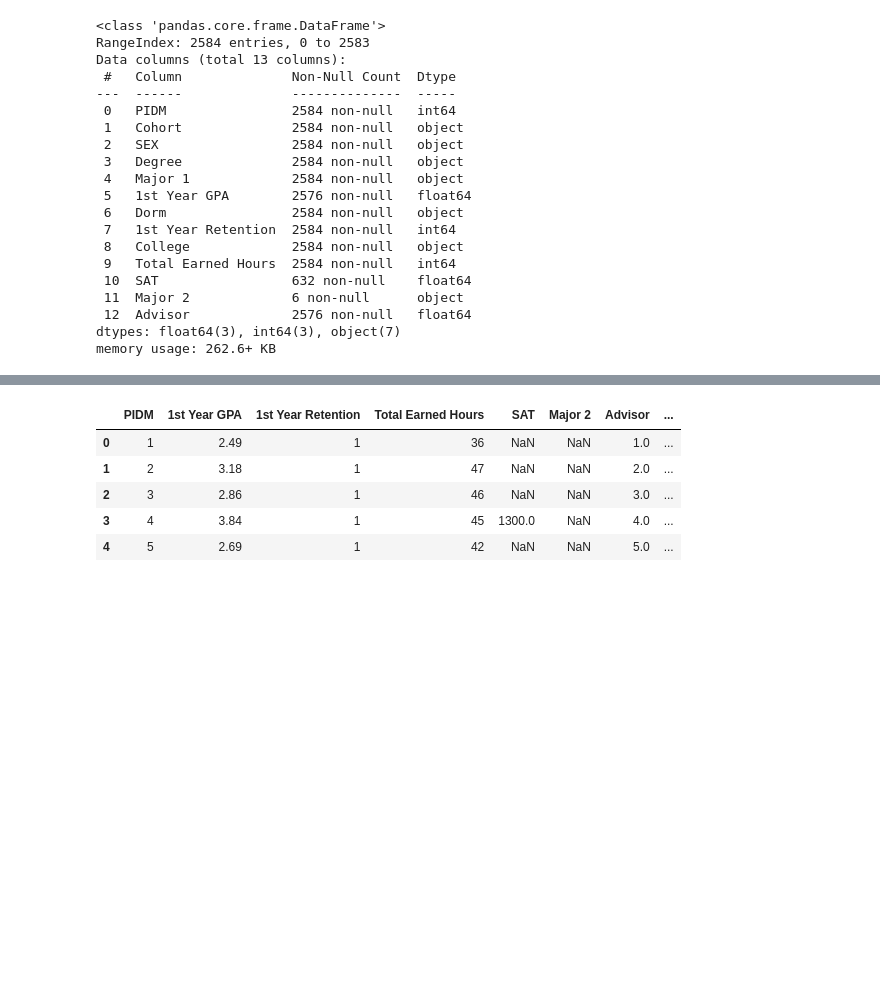
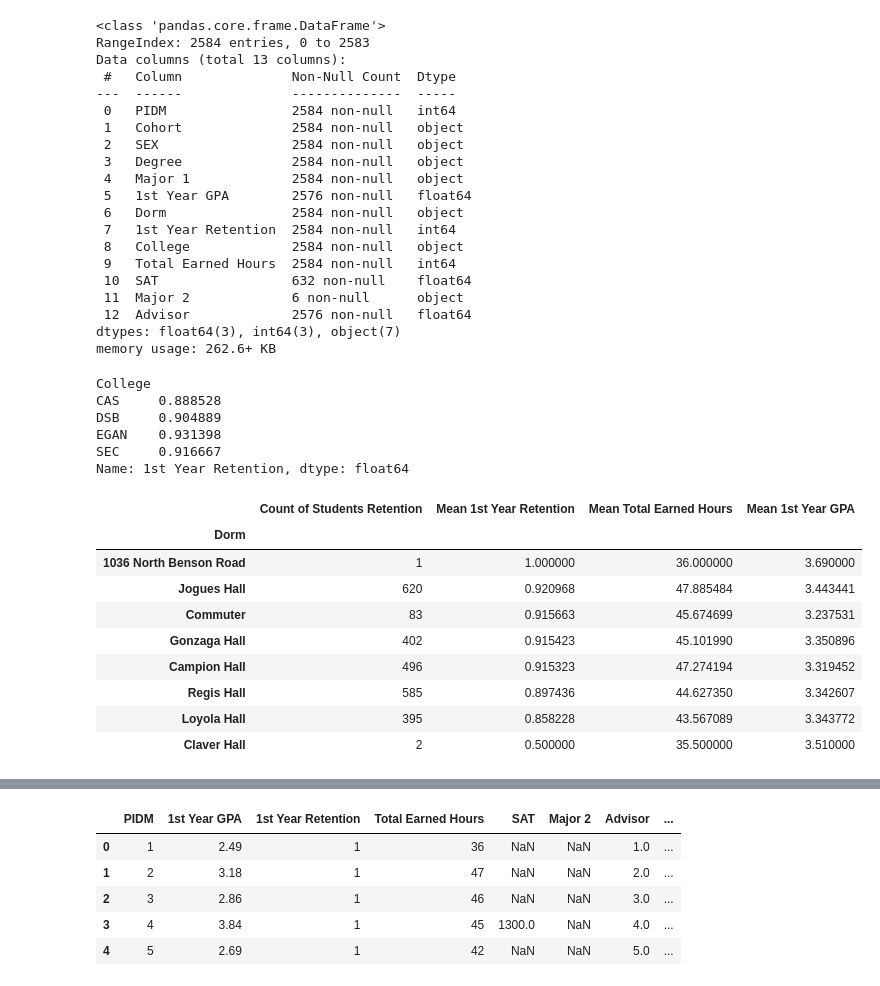
Before and after one commit to kflemming30/Student-Drop-Out-Prediction, a Jupyter notebook: DropOutAnalysis.ipynb, the cells around one changed output, grey strips where cells are left out. Saved outputs shown, nothing was run; the diff lists cells and outputs as text; code cells hidden in the pictures; blank space fills up the shorter version.

```diff
--- a/DropOutAnalysis.ipynb
+++ b/DropOutAnalysis.ipynb
@@ -82,3 +82,36 @@ Data columns (total 13 columns):
  12  Advisor             2576 non-null   float64
 dtypes: float64(3), int64(3), object(7)
 memory usage: 262.6+ KB
+# %%
+student_df.groupby('College')['1st Year Retention'].mean()
+# %% [output]
+College
+CAS     0.888528
+DSB     0.904889
+EGAN    0.931398
+SEC     0.916667
+Name: 1st Year Retention, dtype: float64
+# %%
+# Group by Dorm and calculate mean retention, mean total earned hours, and mean 1st year GPA, along with counts
+retention_mean_count = student_df.groupby('Dorm')['1st Year Retention'].agg(['count', 'mean']).sort_values(by='mean', ascending=False)
+earned_hours_mean = student_df.groupby('Dorm')['Total Earned Hours'].mean().sort_values(ascending=False)
+gpa_mean = student_df.groupby('Dorm')['1st Year GPA'].mean().sort_values(ascending=False)
+
+# Merge the three Series on Dorm
+result = pd.concat([retention_mean_count, earned_hours_mean, gpa_mean], axis=1)
+
+# Add clarity to column names
+result.columns = ['Count of Students Retention', 'Mean 1st Year Retention', 'Mean Total Earned Hours', 'Mean 1st Year GPA']
+
+result
+# %% [output]
+|  | Count of Students Retention | Mean 1st Year Retention | Mean Total Earned Hours | Mean 1st Year GPA |
+| Dorm |  |  |  |  |
+| 1036 North Benson Road | 1 | 1.000000 | 36.000000 | 3.690000 |
+| Jogues Hall | 620 | 0.920968 | 47.885484 | 3.443441 |
+| Commuter | 83 | 0.915663 | 45.674699 | 3.237531 |
+| Gonzaga Hall | 402 | 0.915423 | 45.101990 | 3.350896 |
+| Campion Hall | 496 | 0.915323 | 47.274194 | 3.319452 |
+| Regis Hall | 585 | 0.897436 | 44.627350 | 3.342607 |
+| Loyola Hall | 395 | 0.858228 | 43.567089 | 3.343772 |
+| Claver Hall | 2 | 0.500000 | 35.500000 | 3.510000 |
```
Also changed, not shown: parts of 7 cells of this notebook.
